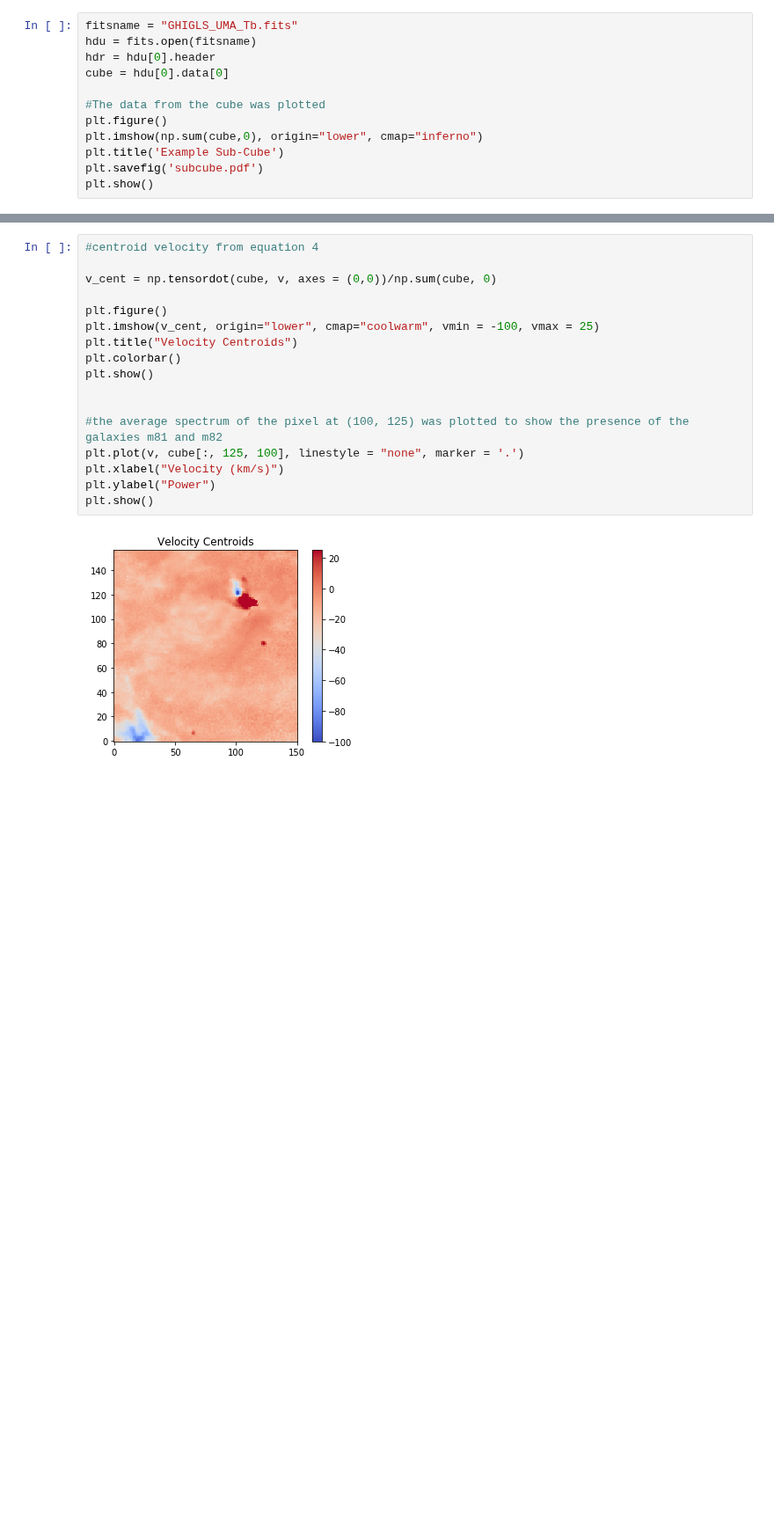
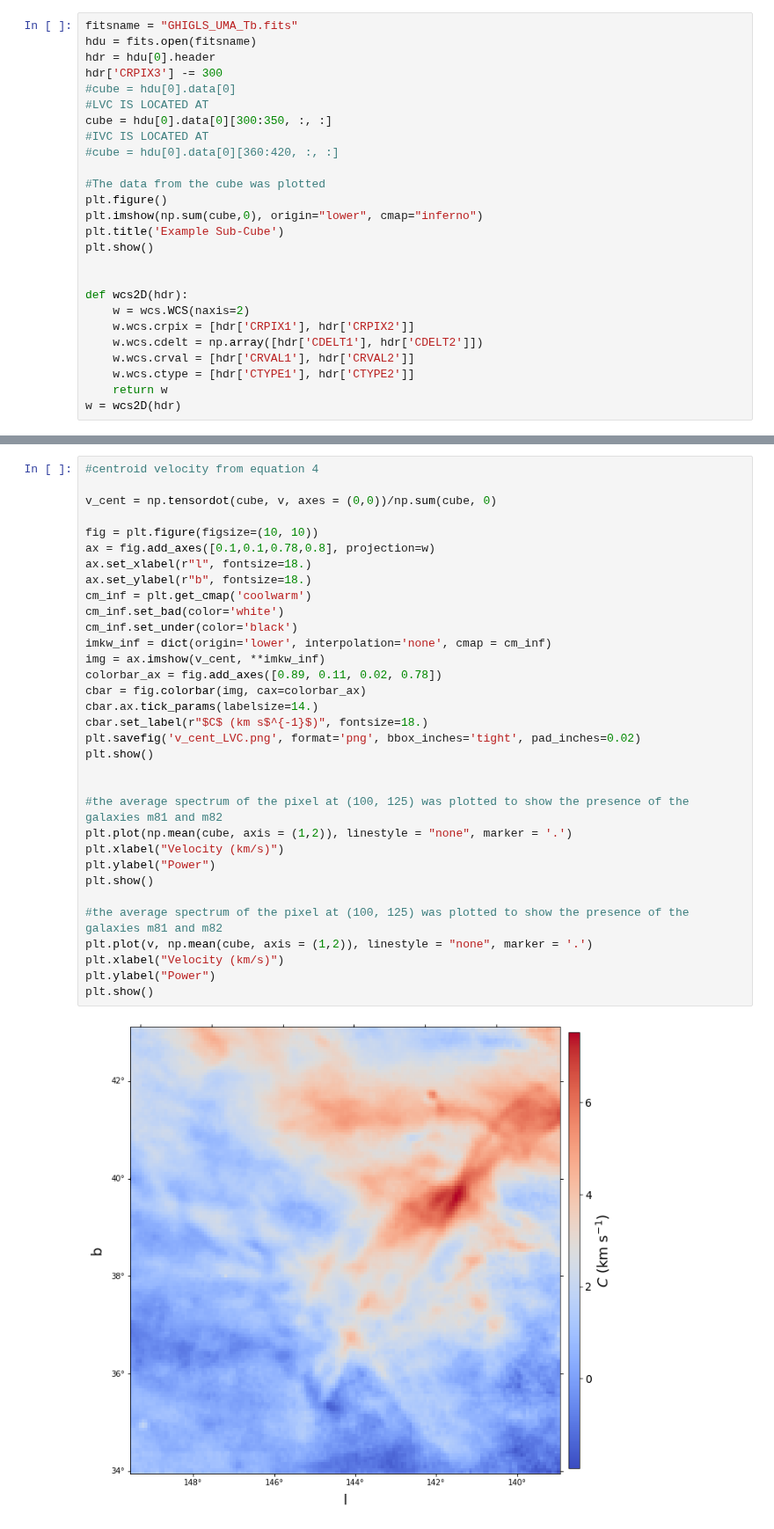
Before and after one commit to lukavujeva/ast425, a Jupyter notebook: AST425 Introduction Assignment.ipynb, the cells around one changed output, grey strips where cells are left out. Shown at 88% size. Cells and saved outputs as stored; diff of their text form; blank space fills up the shorter version.

```diff
--- a/AST425 Introduction Assignment.ipynb
+++ b/AST425 Introduction Assignment.ipynb
@@ -9,12 +10,26 @@ from scipy.optimize import curve_fit
 fitsname = "GHIGLS_UMA_Tb.fits"
 hdu = fits.open(fitsname)
 hdr = hdu[0].header
-cube = hdu[0].data[0]
+hdr['CRPIX3'] -= 300
+#cube = hdu[0].data[0]
+#LVC IS LOCATED AT
+cube = hdu[0].data[0][300:350, :, :]
+#IVC IS LOCATED AT
+#cube = hdu[0].data[0][360:420, :, :]
 
 #The data from the cube was plotted
 plt.figure()
 plt.imshow(np.sum(cube,0), origin="lower", cmap="inferno")
 plt.title('Example Sub-Cube')
-plt.savefig('subcube.pdf')
 plt.show()
+
+
+def wcs2D(hdr):
+    w = wcs.WCS(naxis=2)
+    w.wcs.crpix = [hdr['CRPIX1'], hdr['CRPIX2']]
+    w.wcs.cdelt = np.array([hdr['CDELT1'], hdr['CDELT2']])
+    w.wcs.crval = [hdr['CRVAL1'], hdr['CRVAL2']]
+    w.wcs.ctype = [hdr['CTYPE1'], hdr['CTYPE2']]
+    return w
+w = wcs2D(hdr)
 # %% [output]
@@ -64,19 +104,35 @@ plt.show()
 # %%
 #centroid velocity from equation 4
 
 v_cent = np.tensordot(cube, v, axes = (0,0))/np.sum(cube, 0)
 
-plt.figure()
-plt.imshow(v_cent, origin="lower", cmap="coolwarm", vmin = -100, vmax = 25)
-plt.title("Velocity Centroids")
-plt.colorbar()
+fig = plt.figure(figsize=(10, 10))
+ax = fig.add_axes([0.1,0.1,0.78,0.8], projection=w)
+ax.set_xlabel(r"l", fontsize=18.)
+ax.set_ylabel(r"b", fontsize=18.)
+cm_inf = plt.get_cmap('coolwarm')
+cm_inf.set_bad(color='white')
+cm_inf.set_under(color='black')
+imkw_inf = dict(origin='lower', interpolation='none', cmap = cm_inf)
+img = ax.imshow(v_cent, **imkw_inf)
+colorbar_ax = fig.add_axes([0.89, 0.11, 0.02, 0.78])
+cbar = fig.colorbar(img, cax=colorbar_ax)
+cbar.ax.tick_params(labelsize=14.)
+cbar.set_label(r"$C$ (km s$^{-1}$)", fontsize=18.)
+plt.savefig('v_cent_LVC.png', format='png', bbox_inches='tight', pad_inches=0.02)
 plt.show()
 
 
 #the average spectrum of the pixel at (100, 125) was plotted to show the presence of the galaxies m81 and m82
-plt.plot(v, cube[:, 125, 100], linestyle = "none", marker = '.')
+plt.plot(np.mean(cube, axis = (1,2)), linestyle = "none", marker = '.')
 plt.xlabel("Velocity (km/s)")
 plt.ylabel("Power")
 plt.show()
+
+#the average spectrum of the pixel at (100, 125) was plotted to show the presence of the galaxies m81 and m82
+plt.plot(v, np.mean(cube, axis = (1,2)), linestyle = "none", marker = '.')
+plt.xlabel("Velocity (km/s)")
+plt.ylabel("Power")
+plt.show()
 # %% [output]
-[figure, old version]
+[figure, new version]
```
Also changed, not shown: parts of 17 cells of this notebook, 6 other files.
